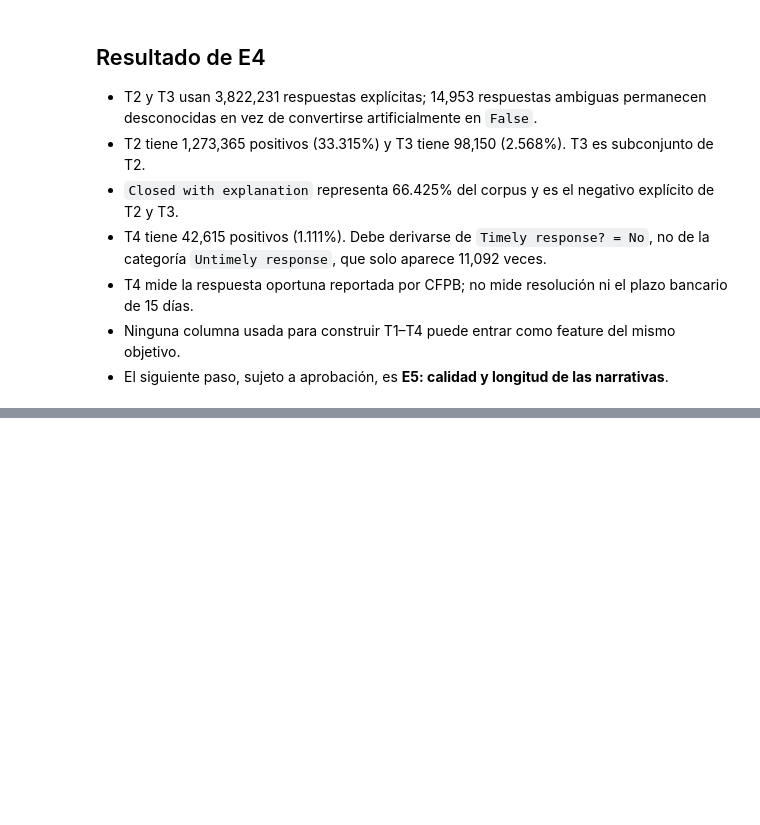
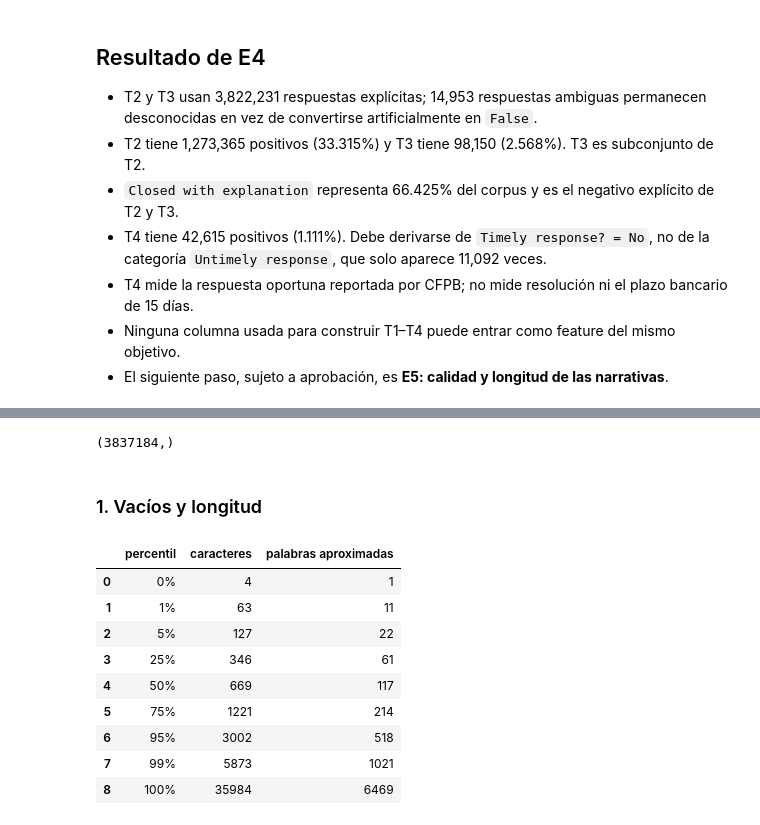
Before and after one commit to Codenid/capstone-claims-triage, a Jupyter notebook: notebooks/01_eda.ipynb, the cells around one changed output, grey strips where cells are left out. Cells and saved outputs as stored; diff of their text form; code cells hidden in the pictures; blank space fills up the shorter version.

```diff
--- a/notebooks/01_eda.ipynb
+++ b/notebooks/01_eda.ipynb
@@ -780,0 +787,39 @@ display(timeliness_by_response)
+# %%
+import gc
+import re
+
+del responses, response, targets, values, eligible
+gc.collect()
+
+narrative_column = "Consumer complaint narrative"
+narratives = pd.read_parquet(
+    RAW_PATH, columns=[narrative_column], dtype_backend="pyarrow"
+)[narrative_column]
+narratives.shape
+# %% [output]
+(3837184,)
+# %% [markdown]
+### 1. Vacíos y longitud
+# %%
+empty_narratives = narratives.str.fullmatch(r"\s*").fillna(False).sum()
+character_count = narratives.str.len()
+word_count = narratives.str.count(r"\S+")
+
+quantiles = [0, 0.01, 0.05, 0.25, 0.50, 0.75, 0.95, 0.99, 1.00]
+length_table = pd.DataFrame({
+    "percentil": [f"{value:.0%}" for value in quantiles],
+    "caracteres": character_count.quantile(quantiles).round().astype("int64").to_numpy(),
+    "palabras aproximadas": word_count.quantile(quantiles).round().astype("int64").to_numpy(),
+})
+display(length_table)
+# %% [output]
+|  | percentil | caracteres | palabras aproximadas |
+| 0 | 0% | 4 | 1 |
+| 1 | 1% | 63 | 11 |
+| 2 | 5% | 127 | 22 |
+| 3 | 25% | 346 | 61 |
+| 4 | 50% | 669 | 117 |
+| 5 | 75% | 1221 | 214 |
+| 6 | 95% | 3002 | 518 |
+| 7 | 99% | 5873 | 1021 |
+| 8 | 100% | 35984 | 6469 |
```
Also changed, not shown: parts of 7 cells of this notebook.
